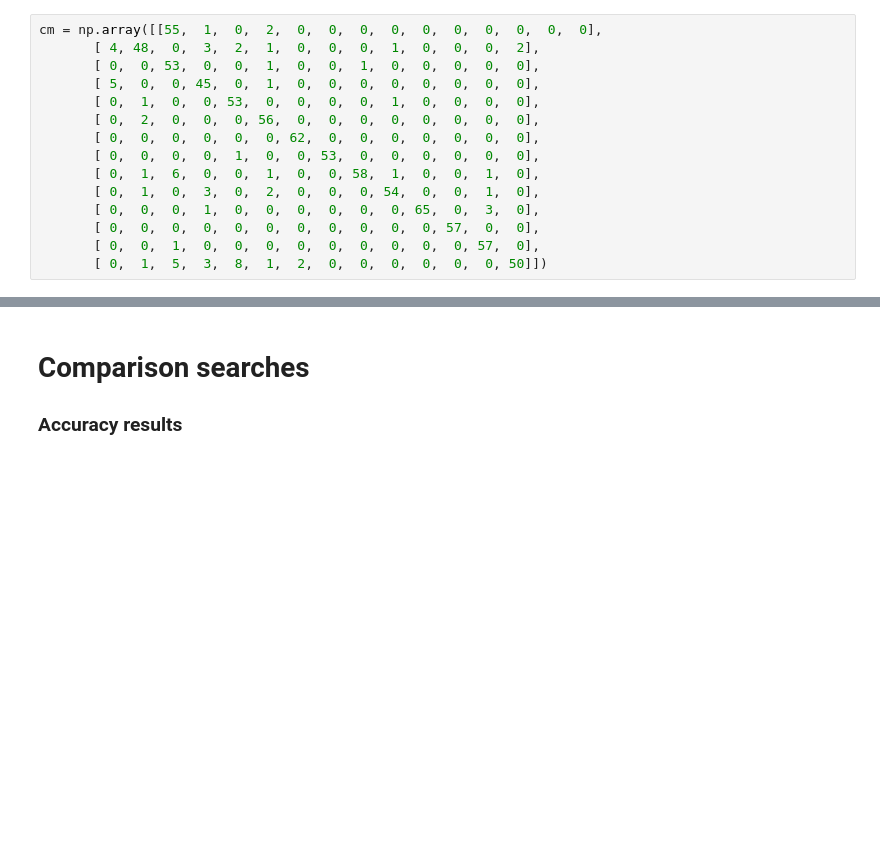
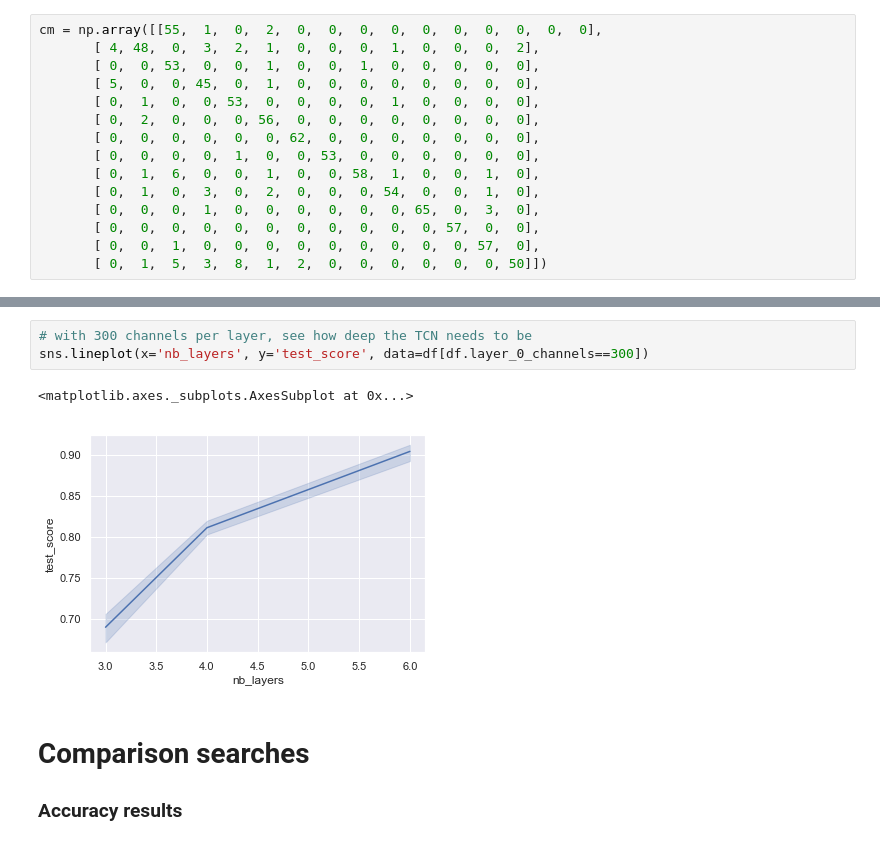
Before and after one commit to alexandrethm/S3R, a Jupyter notebook: jupyter_nb/results_analysis.ipynb, the cells around one changed output, grey strips where cells are left out. Saved outputs shown, nothing was run; the diff lists cells and outputs as text; blank space fills up the shorter version.

```diff
--- a/jupyter_nb/results_analysis.ipynb
+++ b/jupyter_nb/results_analysis.ipynb
@@ -337,3 +361,9 @@ cm = np.array([[55,  1,  0,  2,  0,  0,  0,  0,  0,  0,  0,  0,  0,  0],
+# %%
+# with 300 channels per layer, see how deep the TCN needs to be
+sns.lineplot(x='nb_layers', y='test_score', data=df[df.layer_0_channels==300])
+# %% [output]
+<matplotlib.axes._subplots.AxesSubplot at 0x...>
+[figure, added]
 # %% [markdown]
 # Comparison searches
 
```
Also changed, not shown: parts of 5 cells of this notebook, 32 other files.
